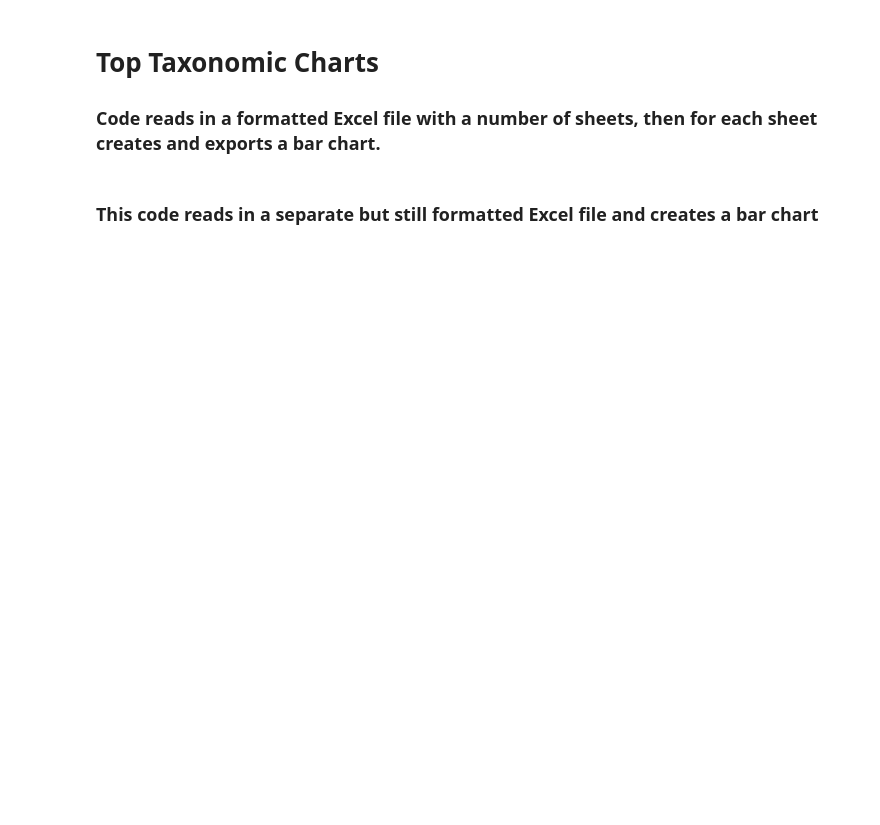
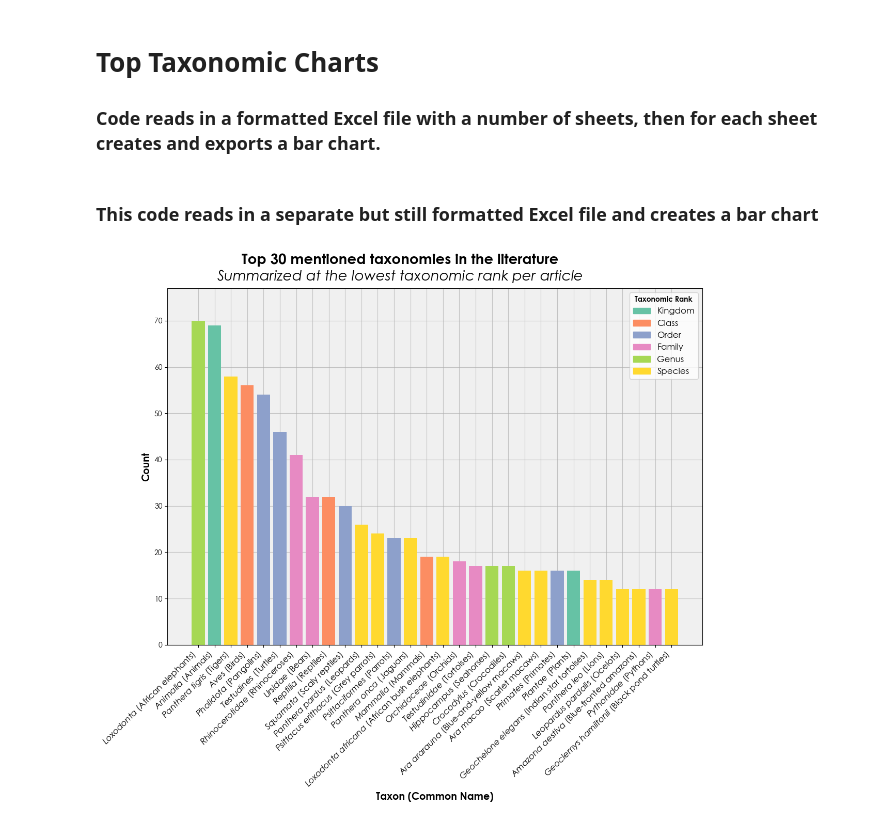
Before and after one commit to riley-kemp/thesis, a Jupyter notebook: SpeciesCharts.ipynb, the cells around one changed output. Saved outputs shown, nothing was run; the diff lists cells and outputs as text; code cells hidden in the pictures; blank space fills up the shorter version.

Commit message:
Updates to titles and labels for certain figures

```diff
--- a/SpeciesCharts.ipynb
+++ b/SpeciesCharts.ipynb
@@ -101,12 +111,16 @@ for sheet_name in sheet_names:
 # To create top 30 chart
 
 import pandas as pd
+import matplotlib as mpl
 import matplotlib.pyplot as plt
-from matplotlib import rcParams
+from matplotlib import rcParams, font_manager
 from matplotlib.font_manager import FontProperties
 
 # Century Gothic for all fonts
 rcParams["font.family"] = "Century Gothic"
+mpl.rcParams["mathtext.fontset"] = "custom"
+mpl.rcParams["mathtext.rm"] = "Century Gothic"
+mpl.rcParams["mathtext.it"] = "Century Gothic:italic"
 
 # Read data
 df = pd.read_excel("Data/top_taxa.xlsx")
@@ -149,35 +163,43 @@ plt.legend(
     legend_handles,
     unique_rank,
     title="Taxonomic Rank",
     title_fontproperties=FontProperties(weight="bold"),
     loc="upper right",
     fontsize=12
 )
 
 # Make room for taxa image
 max_count = df["Count"].max()
 plt.ylim(0, max_count * 1.1)
 
 # Add title
-plt.suptitle("Top 30 mentioned taxonomies in the literature", fontsize=20, fontweight="bold", y=0.98, x=0.537)
+#plt.suptitle("Top 30 mentioned taxonomies in the literature", fontsize=20, fontweight="bold", y=0.98, x=0.537)
+title1 = "Top 30 mentioned taxonomies in the literature"
+# Add subtitle
+#plt.title("Summarized at the lowest taxonomic rank per piece of literature", fontsize=13, fontweight="light", loc="center", y=0.995, x=0.5)
+title2 = "Summarized at the lowest taxonomic rank per article"
 
-# Add subtitle
-plt.title("Summarized at the lowest taxonomic rank per piece of literature", fontsize=13, fontweight="light", loc="center", y=0.995, x=0.5)
+plt.suptitle(f"{title1}\n${title2.replace(" ", "\u00A0")}$", fontsize=20, fontweight="bold", y=0.98, ha="center")
 
 plt.subplots_adjust(top=0.80, bottom=0.15)
 
 # Add labels
 plt.xlabel("Taxon (Common Name)", fontsize=14, fontweight="bold")
 plt.ylabel("Count", fontsize=14, fontweight="bold")
 #plt.xticks(rotation=45, ha="right")
-ax.set_xticklabels([f"{tax} ({common})" for tax, common in zip(df["Taxonomy"], df["Common Name"])], rotation=45, ha="right", fontsize=12)
+#ax.set_xticklabels([f"{taxa} ({common})" for taxa, common in zip(df["Taxonomy"], df["Common Name"])], rotation=45, ha="right", fontsize=12)
+labels = [rf"$\mathit{{{taxa.replace(" ", "\u00A0")}}}$ ({common})" for taxa, common in zip(df["Taxonomy"], df["Common Name"])]
+ax.set_xticklabels(labels, rotation=45, ha="right", fontsize=12)
+
 plt.tight_layout()
 
 # Export graph
 export = "Output/Top_30_Taxa.png"
 plt.savefig(export, dpi=600)
 
-#plt.show()
+plt.show()
 
 # Close plot
 plt.close()
+# %% [output]
+[figure, added]
```
Also changed, not shown: parts of 1 cell of this notebook, 4 other files.
